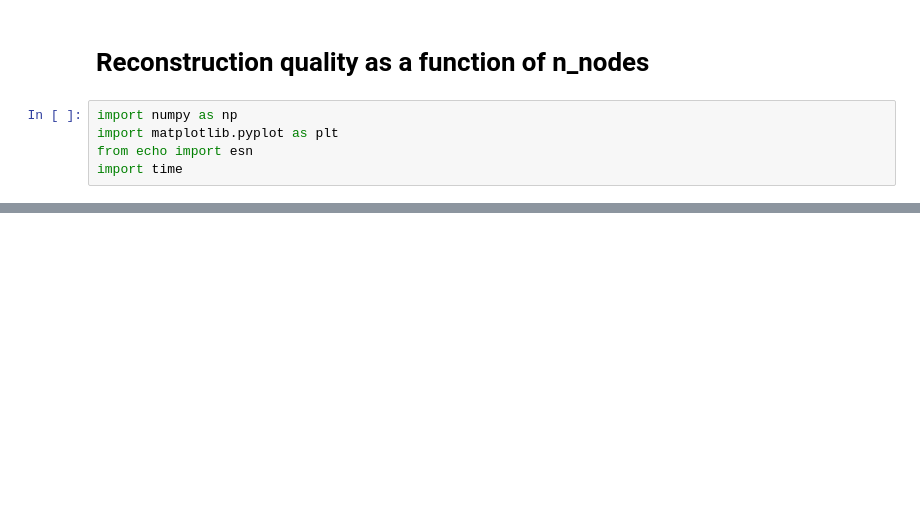
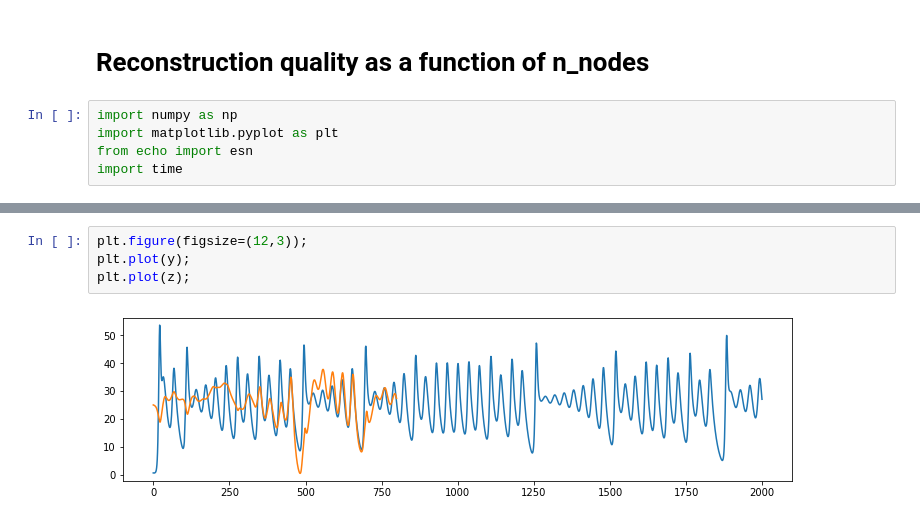
Before and after one commit to khakhalin/echo-networks, a Jupyter notebook: notebooks/experiment_n_points.ipynb, the cells around one changed output, grey strips where cells are left out. Drawn from its saved outputs; the diff is of its cells as text; blank space fills up the shorter version.

```diff
--- a/notebooks/experiment_n_points.ipynb
+++ b/notebooks/experiment_n_points.ipynb
@@ -52 +52,7 @@ Reservoir of 100 nodes, `ws` type.
+# %%
+plt.figure(figsize=(12,3));
+plt.plot(y);
+plt.plot(z);
+# %% [output]
+[figure, added]
 # %% [markdown]
```
Also changed, not shown: parts of 4 cells of this notebook, 8 other files.
